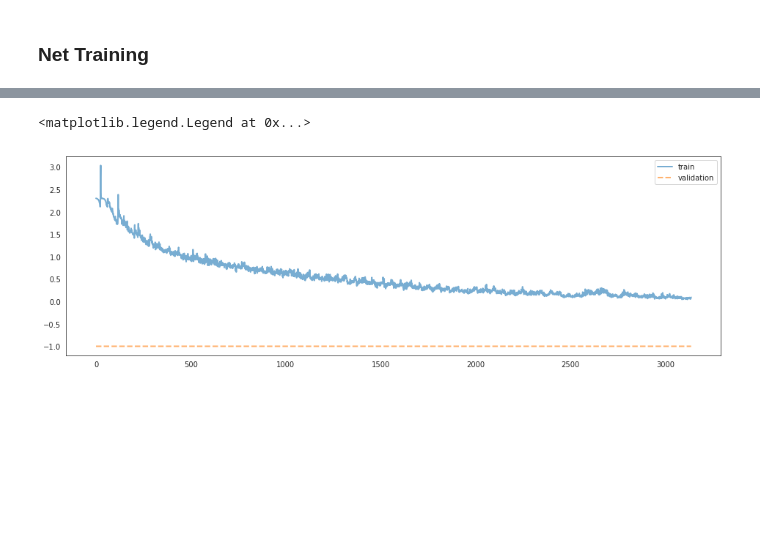
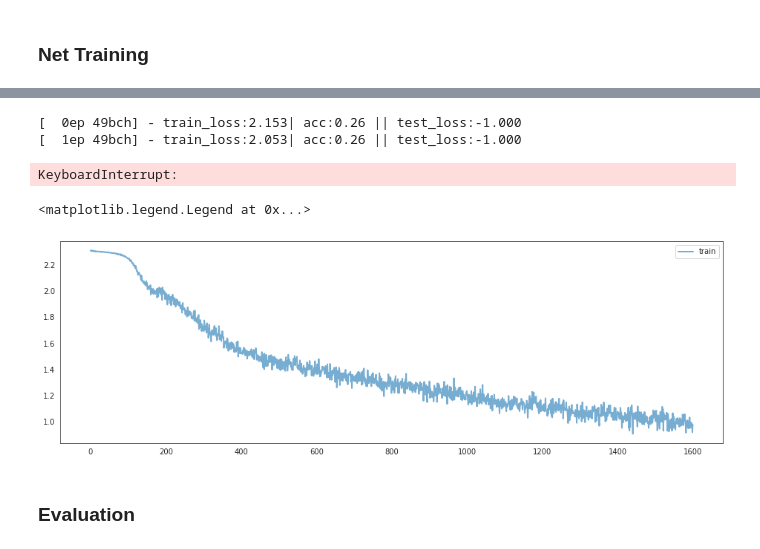
Before and after one commit to skela5528/pytorch-learn, a Jupyter notebook: Image Classification.ipynb, the cells around one changed output, grey strips where cells are left out. Saved outputs shown, nothing was run; the diff lists cells and outputs as text; code cells hidden in the pictures; blank space fills up the shorter version.

```diff
--- a/Image Classification.ipynb
+++ b/Image Classification.ipynb
@@ -72,5 +102,5 @@ Dataset CIFAR10
 # %% [markdown]
 ### Play with conv dimensions
 # %%
-x = torch.randn(1, 3, 32, 32)
+x = torch.randn(1, 3, 112, 112)  # batches, channels, w, h
 # %%
@@ -152,10 +208,10 @@ def train_net(train, test, net, lr, epochs=10):
             losses_test.append(test_loss)
 
             acc_train_batch = accuracy_from_logits(logits, y_batch)
-            if b_id % 10 == 0:
-                print("[{:3d}ep {:2d}bch] - train_loss:{:2.3f}| acc:{:2.2f} || test_loss:{:2.3f}".format(epoch, b_id, loss_train_batch, acc_train_batch, test_loss))
+            del loss_var
 
-            del loss_var
+        print("[{:3d}ep {:2d}bch] - train_loss:{:2.3f}| acc:{:2.2f} || test_loss:{:2.3f}".format(epoch, b_id, loss_train_batch, acc_train_batch, test_loss))
+
 
     return losses_train, losses_test
 
@@ -205,9 +258,22 @@ losses_train, losses_test =  train_net(trainloader, testloader, net, lr, epochs=
+# %%
+losses_train, losses_test = [], []
+# %%
+net = net.train()
+
+lr = .1
+epochs = 16
+losses_train_, losses_test_ =  train_net(trainloader, testloader, net, lr, epochs=epochs)
+losses_train.extend(losses_train_)
+# %% [output]
+[  0ep 49bch] - train_loss:2.153| acc:0.26 || test_loss:-1.000
+[  1ep 49bch] - train_loss:2.053| acc:0.26 || test_loss:-1.000
+KeyboardInterrupt:
 # %%
 plt.plot(losses_train, ls="-", lw=2, alpha=.6, label="train")
-plt.plot(losses_test, ls="--", lw=2, alpha=.6, label="validation")
+# plt.plot(losses_test, ls="--", lw=2, alpha=.6, label="validation")
 f = plt.gcf()
 f.set_size_inches((16, 5))
 plt.legend()
 # %% [output]
 <matplotlib.legend.Legend at 0x...>
-[figure, old version]
+[figure, new version]
@@ -213,0 +282,2 @@ plt.legend()
+# %% [markdown]
+### Evaluation
```
Also changed, not shown: parts of 49 cells of this notebook.
